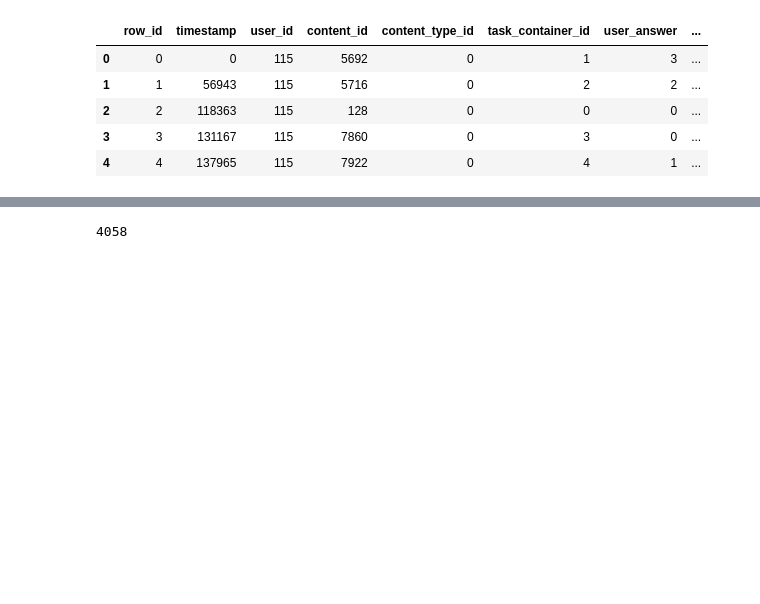
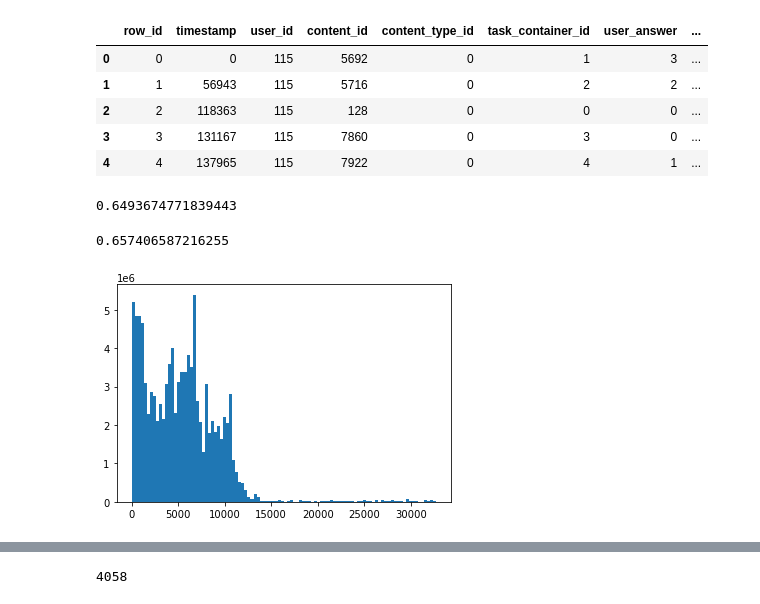
Before and after one commit to zakopuro/kaggle_Riiid, a Jupyter notebook: notebook/EDA.ipynb, the cells around one changed output, grey strips where cells are left out. Saved outputs shown, nothing was run; the diff lists cells and outputs as text; code cells hidden in the pictures; blank space fills up the shorter version.

```diff
--- a/notebook/EDA.ipynb
+++ b/notebook/EDA.ipynb
@@ -85,4 +76,17 @@ train_df.head()
 | 2 | 2 | 118363 | 115 | 128 | 0 | 0 | 0 | ... |
 | 3 | 3 | 131167 | 115 | 7860 | 0 | 3 | 0 | ... |
 | 4 | 4 | 137965 | 115 | 7922 | 0 | 4 | 1 | ... |
+# %%
+train_df[(train_df['content_type_id'] == 0) & (train_df['content_id'] != train_df['bundle_id'])]['answered_correctly'].mean()
+# %% [output]
+0.6493674771839443
+# %%
+train_df[(train_df['content_type_id'] == 0)]['answered_correctly'].mean()
+# %% [output]
+0.657406587216255
+# %%
+plt.hist(train_df['content_id'],bins=100)
+plt.show()
+# %% [output]
+[figure, added]
 # %%
```
Also changed, not shown: parts of 28 cells of this notebook, 13 other files.
